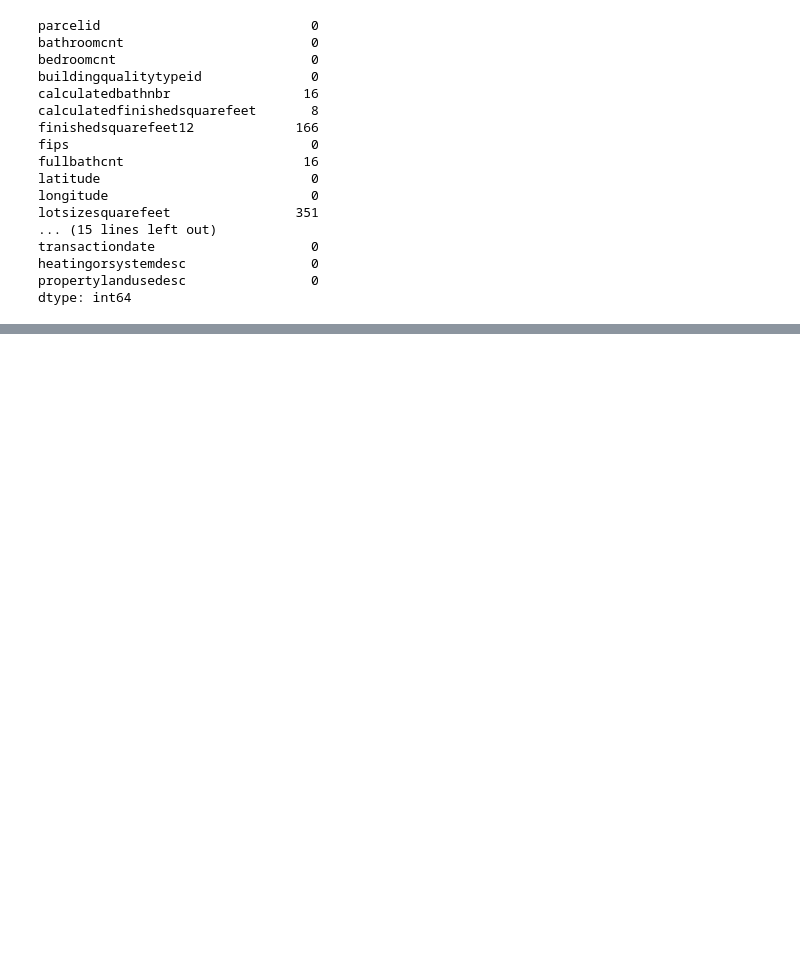
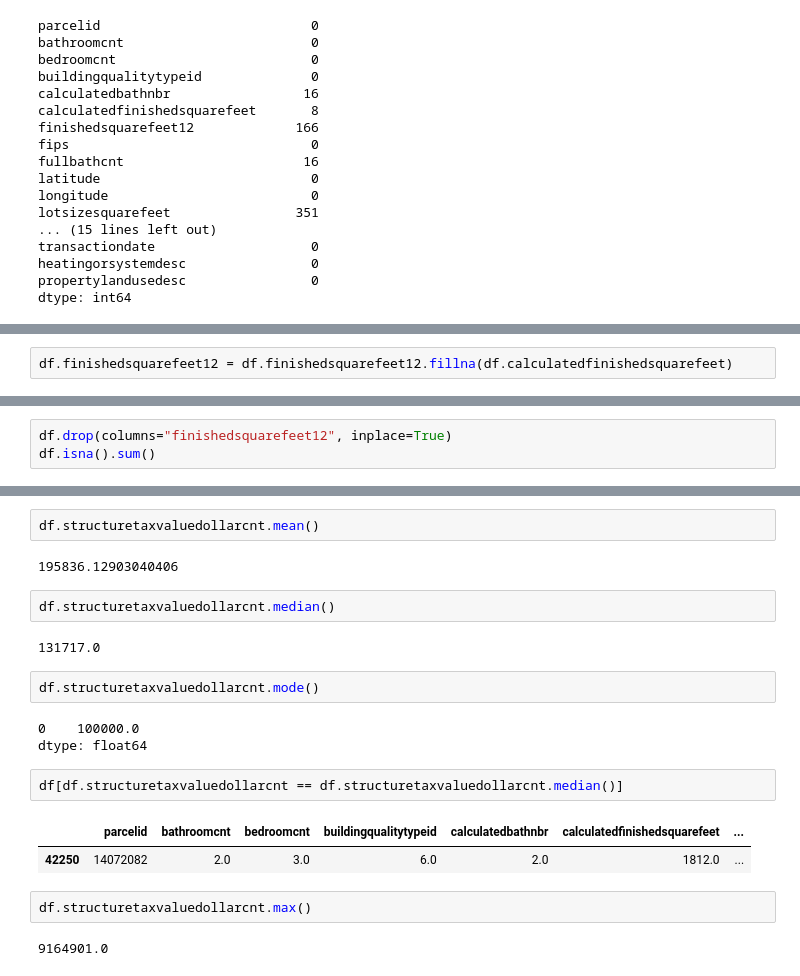
Before and after one commit to aleclhartman/ds-methodologies-exercises, a Jupyter notebook: clustering/zillow.ipynb, the cells around one changed output, grey strips where cells are left out. Saved outputs shown, nothing was run; the diff lists cells and outputs as text; blank space fills up the shorter version.

```diff
--- a/clustering/zillow.ipynb
+++ b/clustering/zillow.ipynb
@@ -509,0 +776,2 @@ dtype: int64
+# %%
+df.finishedsquarefeet12 = df.finishedsquarefeet12.fillna(df.calculatedfinishedsquarefeet)
@@ -509,0 +793,3 @@ dtype: int64
+# %%
+df.drop(columns="finishedsquarefeet12", inplace=True)
+df.isna().sum()
@@ -509,0 +996,22 @@ dtype: int64
+# %%
+df.structuretaxvaluedollarcnt.mean()
+# %% [output]
+195836.12903040406
+# %%
+df.structuretaxvaluedollarcnt.median()
+# %% [output]
+131717.0
+# %%
+df.structuretaxvaluedollarcnt.mode()
+# %% [output]
+0    100000.0
+dtype: float64
+# %%
+df[df.structuretaxvaluedollarcnt == df.structuretaxvaluedollarcnt.median()]
+# %% [output]
+|  | parcelid | bathroomcnt | bedroomcnt | buildingqualitytypeid | calculatedbathnbr | calculatedfinishedsquarefeet | ... |
+| 42250 | 14072082 | 2.0 | 3.0 | 6.0 | 2.0 | 1812.0 | ... |
+# %%
+df.structuretaxvaluedollarcnt.max()
+# %% [output]
+9164901.0
```
Also changed, not shown: parts of 92 cells of this notebook, 4 other files.
